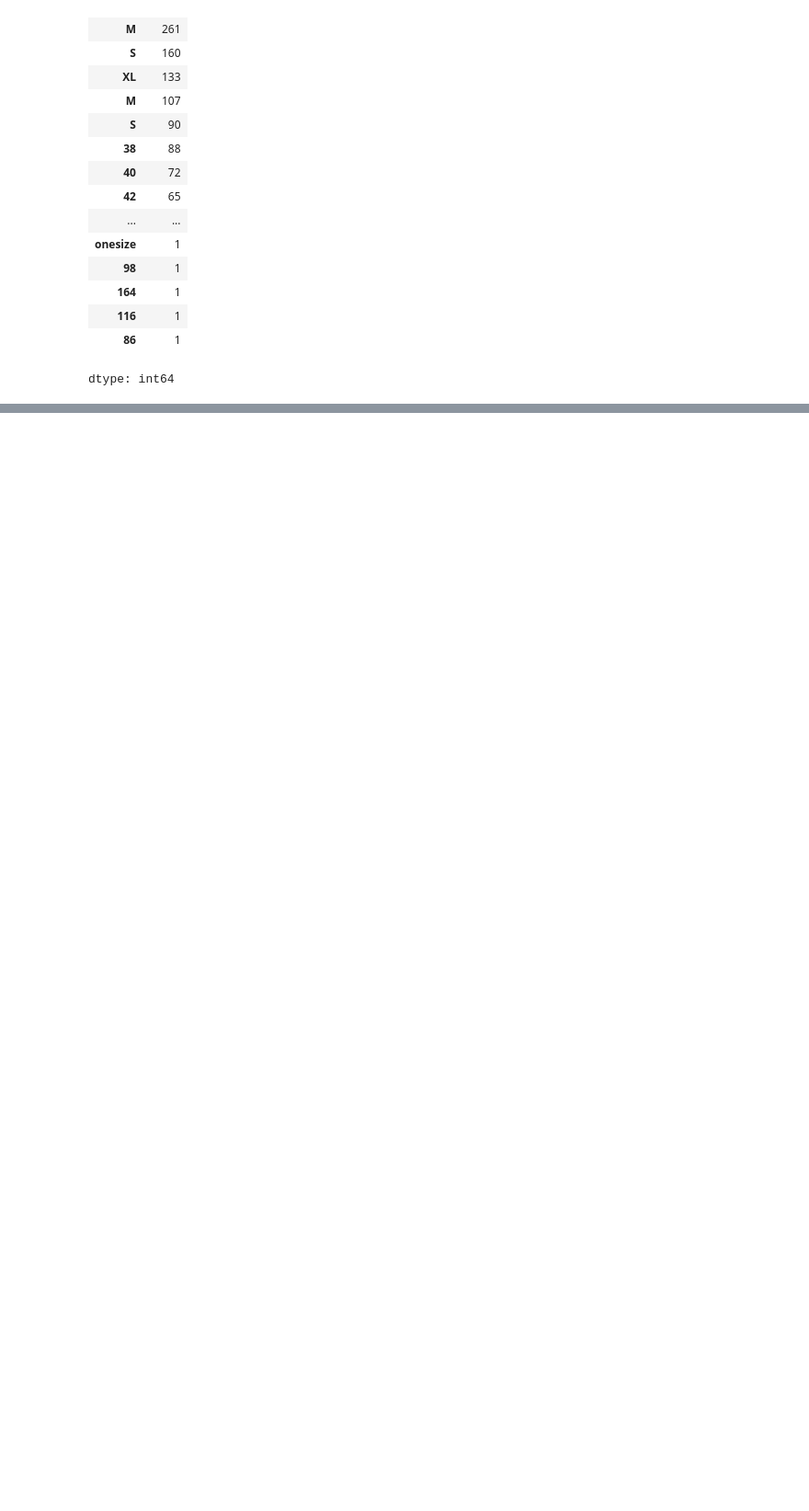
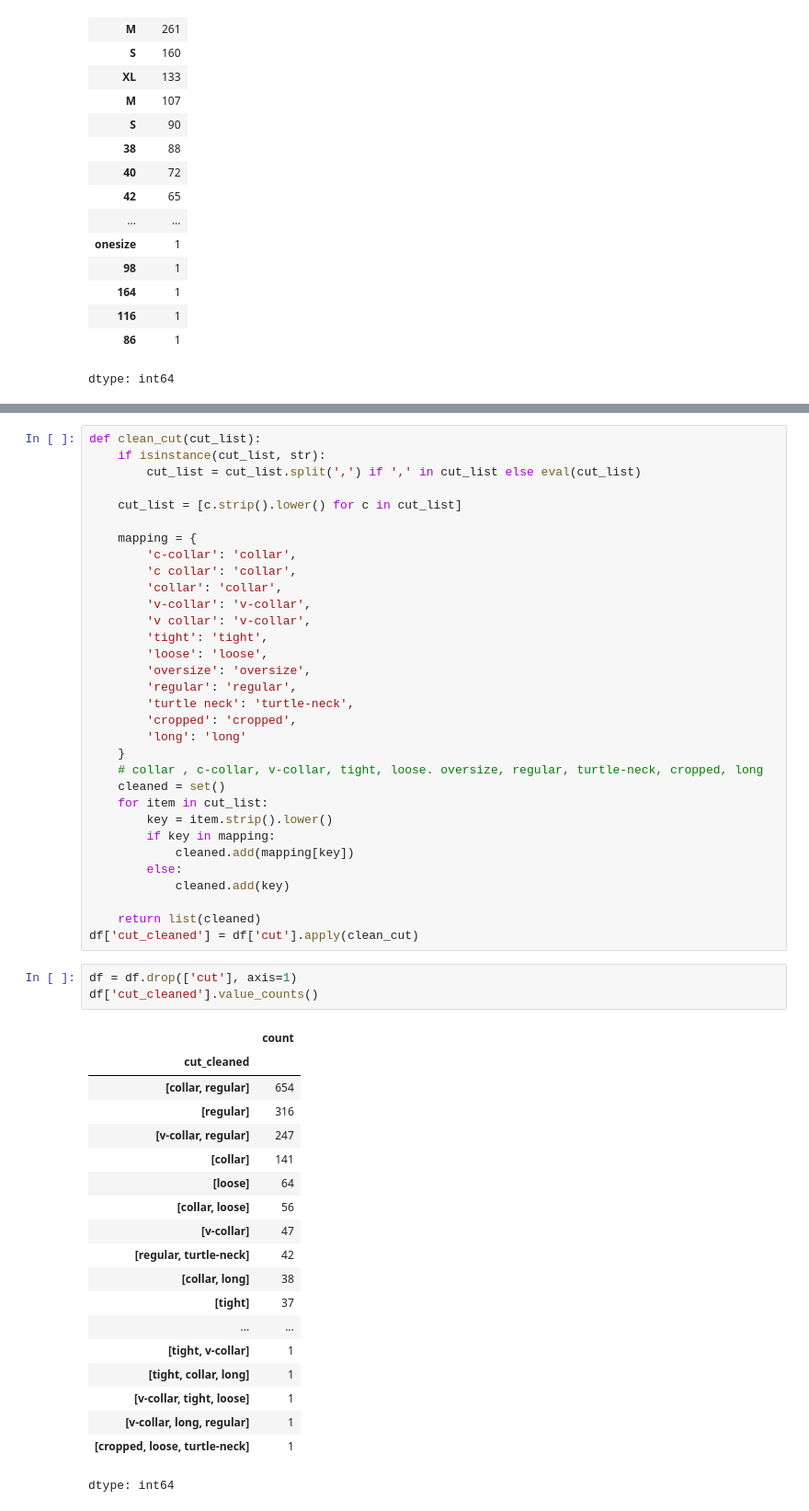
Before and after one commit to Boonyaratt/Second-Hand-Price-Prediction-CNN, a Jupyter notebook: Main.ipynb, the cells around one changed output, grey strips where cells are left out. Shown at 92% size. Saved outputs shown, nothing was run; the diff lists cells and outputs as text; blank space fills up the shorter version.

```diff
--- a/Main.ipynb
+++ b/Main.ipynb
@@ -467,0 +530,55 @@ dtype: int64
+# %%
+def clean_cut(cut_list):
+    if isinstance(cut_list, str):
+        cut_list = cut_list.split(',') if ',' in cut_list else eval(cut_list)
+
+    cut_list = [c.strip().lower() for c in cut_list]
+
+    mapping = {
+        'c-collar': 'collar',
+        'c collar': 'collar',
+        'collar': 'collar',
+        'v-collar': 'v-collar',
+        'v collar': 'v-collar',
+        'tight': 'tight',
+        'loose': 'loose',
+        'oversize': 'oversize',
+        'regular': 'regular',
+        'turtle neck': 'turtle-neck',
+        'cropped': 'cropped',
+        'long': 'long'
+    }
+    # collar , c-collar, v-collar, tight, loose. oversize, regular, turtle-neck, cropped, long
+    cleaned = set()
+    for item in cut_list:
+        key = item.strip().lower()
+        if key in mapping:
+            cleaned.add(mapping[key])
+        else:
+            cleaned.add(key)
+
+    return list(cleaned)
+df['cut_cleaned'] = df['cut'].apply(clean_cut)
+# %%
+df = df.drop(['cut'], axis=1)
+df['cut_cleaned'].value_counts()
+# %% [output]
+|  | count |
+| cut_cleaned |  |
+| [collar, regular] | 654 |
+| [regular] | 316 |
+| [v-collar, regular] | 247 |
+| [collar] | 141 |
+| [loose] | 64 |
+| [collar, loose] | 56 |
+| [v-collar] | 47 |
+| [regular, turtle-neck] | 42 |
+| [collar, long] | 38 |
+| [tight] | 37 |
+| ... | ... |
+| [tight, v-collar] | 1 |
+| [tight, collar, long] | 1 |
+| [v-collar, tight, loose] | 1 |
+| [v-collar, long, regular] | 1 |
+| [cropped, loose, turtle-neck] | 1 |
+dtype: int64
```
Also changed, not shown: parts of 41 cells of this notebook.
